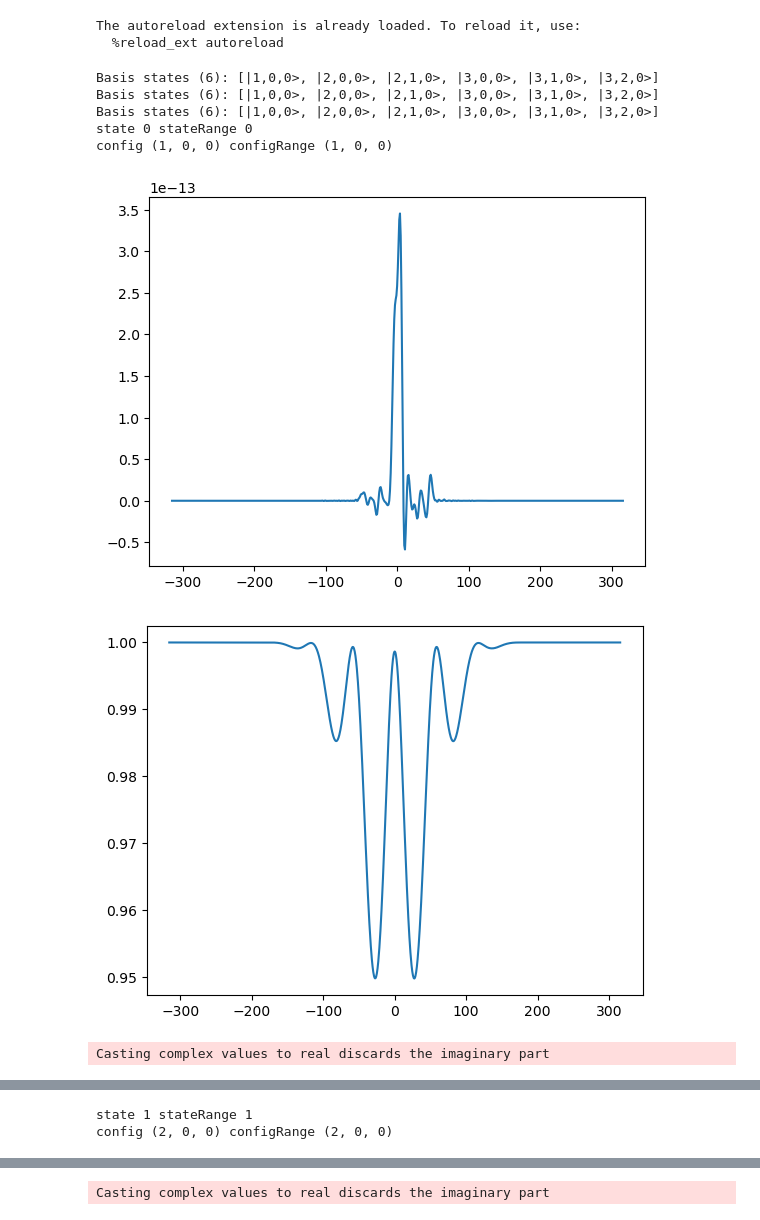
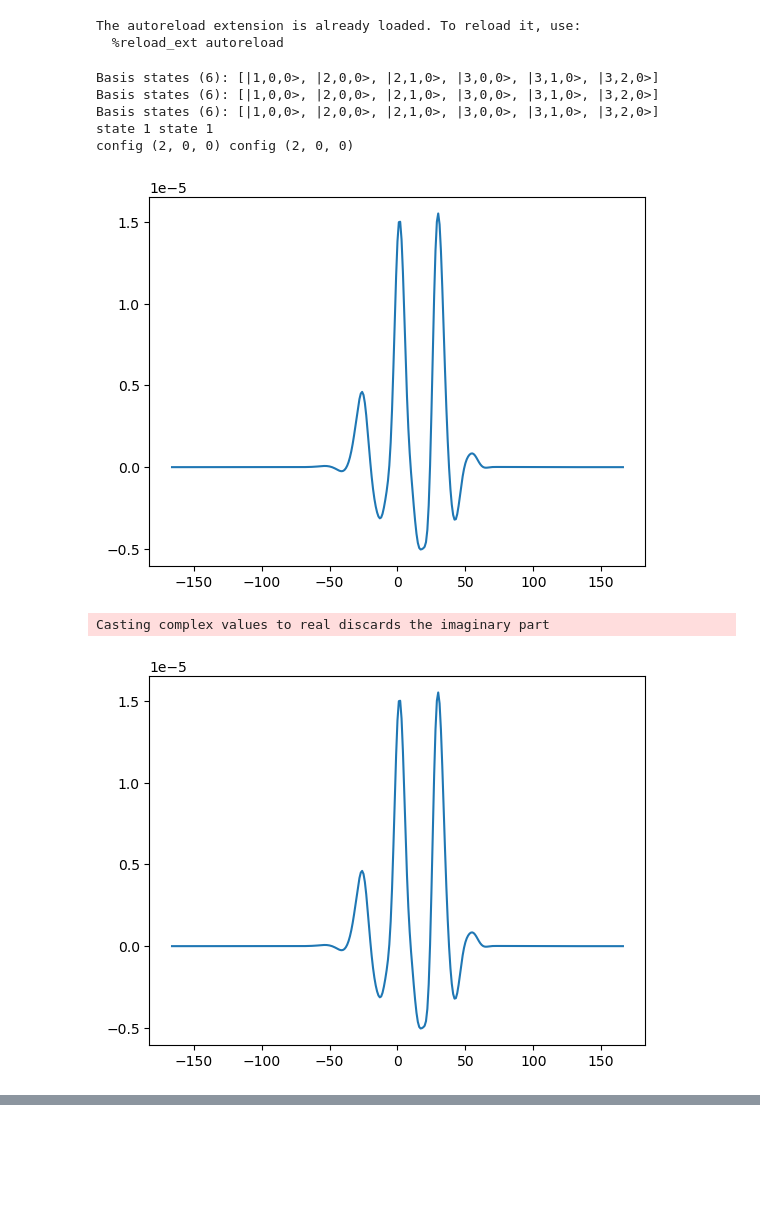
Before and after one commit to joporsch04/Bachelor-thesis, a Jupyter notebook: ionModel/python/verification.ipynb, the cells around one changed output, grey strips where cells are left out. Cells and saved outputs as stored; diff of their text form; code cells hidden in the pictures; blank space fills up the shorter version.

```diff
--- a/ionModel/python/verification.ipynb
+++ b/ionModel/python/verification.ipynb
@@ -28,7 +28,7 @@ AtomicUnits=AU
 
 
 file_params = [
-    ("850nm_1e+14", 850, 1e13, 350, 1e10, 1, 0, -np.pi/2),
+    ("850nm_1e+14", 450, 1e14, 350, 1e10, 1, 0, 0),
     #("850nm_1e+14", 850, 1e14, 350, 1e10, 1, 0, -np.pi/2),
     # ("850nm_350nm_7.5e+13", 850, 7.50e13, 350, 6.00e09, 0.93, 0, -np.pi/2),
     # ("900nm_320nm_5e+14", 900, 5e14, 320, 4e10, 0.75, 0, -np.pi/2),
@@ -39,7 +39,7 @@ file_params = [
     # ("900nm_250nm_1.1e+14", 900, 1.1e14, 250, 6e8, 0.58, 0, -np.pi/2),
 ]
 
-params = {'E_g': 0.5, 'αPol': 4.51, 'tau': 2.849306230484045, 'e1': 2.2807090369952894, 't0': 0.1, 't1': 3.043736601676354, 't2': 7.270940402611973, 'e2': 0, 't3': 0, 't4': 1, "div_p":2**-4, "div_theta":1}
+params = {'E_g': 0.5, 'αPol': 4.51, "div_p":2**-4*8, "div_theta":1*2}
 # %% [output]
 The autoreload extension is already loaded. To reload it, use:
   %reload_ext autoreload
@@ -49,7 +49,7 @@ for file_name, lam0_pump, I_pump, lam0_probe, I_probe, FWHM_probe, cep_pump, cep
     laser_pulses = LaserField(cache_results=True)
     laser_pulses.add_pulse(lam0_pump, I_pump, cep_pump, lam0_pump/ AtomicUnits.nm / AtomicUnits.speed_of_light)
     t_min, t_max = laser_pulses.get_time_interval()
-    time_recon= np.arange(t_min, t_max+1, 1)
+    time_recon= np.arange(int(t_min), int(t_max)+1, 1.)
 
 
     ion_na_rate_GASFIR = IonRate(time_recon, laser_pulses, params, dT=0.5, kernel_type='GASFIR')
@@ -60,7 +60,7 @@ for file_name, lam0_pump, I_pump, lam0_probe, I_probe, FWHM_probe, cep_pump, cep
     laser_pulses = LaserField(cache_results=True)
     laser_pulses.add_pulse(lam0_pump, I_pump, cep_pump, lam0_pump/ AtomicUnits.nm / AtomicUnits.speed_of_light)
     t_min, t_max = laser_pulses.get_time_interval()
-    time_recon= np.arange(t_min, t_max+1, 1)
+    time_recon= np.arange(int(t_min), int(t_max)+1, 1.)
 
 
     ion_na_rate_SFA = IonRate(time_recon, laser_pulses, params, dT=0.5, kernel_type='exact_SFA')
@@ -68,22 +68,22 @@ for file_name, lam0_pump, I_pump, lam0_probe, I_probe, FWHM_probe, cep_pump, cep
 # %%
 %autoreload
 for file_name, lam0_pump, I_pump, lam0_probe, I_probe, FWHM_probe, cep_pump, cep_probe in file_params:
     laser_pulses = LaserField(cache_results=True)
     laser_pulses.add_pulse(lam0_pump, I_pump, cep_pump, lam0_pump/ AtomicUnits.nm / AtomicUnits.speed_of_light)
     t_min, t_max = laser_pulses.get_time_interval()
-    time_recon= np.arange(t_min, t_max+1, 1)
+    time_recon= np.arange(int(t_min), int(t_max)+1, 1.)
 
 
-    ion_na_rate_SFA_excited = IonRate(time_recon, laser_pulses, params, dT=0.5, kernel_type='exact_SFA', excitedStates=2) #it uses the wrong coefficients for the calculation, it uses the 2s state for excitedSTates=2 and 2s is not even there
+    ion_na_rate_SFA_excited = IonRate(time_recon, laser_pulses, params, dT=0.5/4, kernel_type='exact_SFA', excitedStates=2) #it uses the wrong coefficients for the calculation, it uses the 2s state for excitedSTates=2 and 2s is not even there
     #ionprob = IonProb(laser_pulses, params, dT=0.5, kernel_type='exact_SFA', excitedStates=2)
     #ion_na_rate_GASFIR = IonRate(time_recon, laser_pulses, params, dT=0.5, kernel_type='GASFIR')
     laser_pulses.reset()
 # %% [output]
 Basis states (6): [|1,0,0>, |2,0,0>, |2,1,0>, |3,0,0>, |3,1,0>, |3,2,0>]
 Basis states (6): [|1,0,0>, |2,0,0>, |2,1,0>, |3,0,0>, |3,1,0>, |3,2,0>]
 Basis states (6): [|1,0,0>, |2,0,0>, |2,1,0>, |3,0,0>, |3,1,0>, |3,2,0>]
-state 0 stateRange 0
-config (1, 0, 0) configRange (1, 0, 0)
+state 1 state 1
+config (2, 0, 0) config (2, 0, 0)
-[figure, old version]
+[figure, new version]
+Casting complex values to real discards the imaginary part
-[figure, old version]
+[figure, new version]
-Casting complex values to real discards the imaginary part
@@ -91,2 +89,0 @@ Casting complex values to real discards the imaginary part
-state 1 stateRange 1
-config (2, 0, 0) configRange (2, 0, 0)
@@ -95 +89,0 @@ config (2, 0, 0) configRange (2, 0, 0)
-Casting complex values to real discards the imaginary part
```
Also changed, not shown: parts of 3 cells of this notebook, 7 other files.
